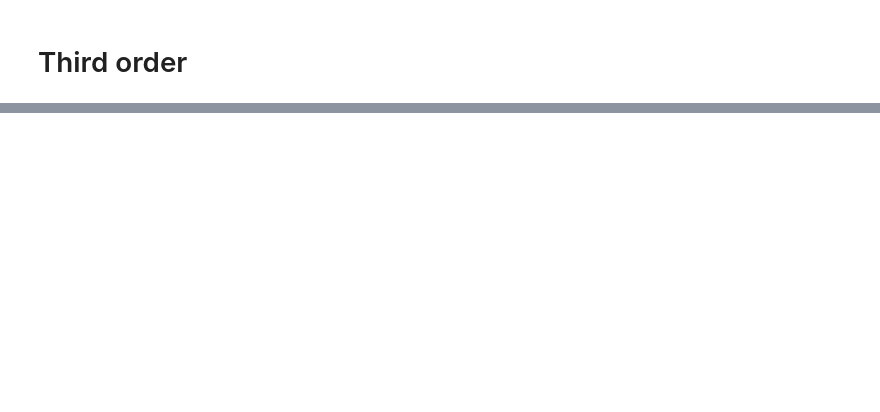
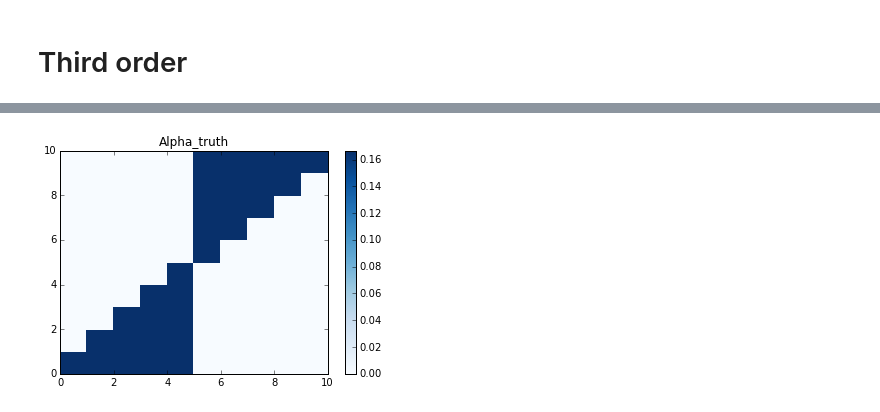
Before and after one commit to achab/nphc, a Jupyter notebook: notebooks/test_cumulant.ipynb, the cells around one changed output, grey strips where cells are left out. Saved outputs shown, nothing was run; the diff lists cells and outputs as text; code cells hidden in the pictures; blank space fills up the shorter version.

```diff
--- a/notebooks/test_cumulant.ipynb
+++ b/notebooks/test_cumulant.ipynb
@@ -244,0 +304,9 @@ print(rel_err(K,np.zeros_like(K)))
+# %%
+def prox_l1(X, lbd=1.):
+    X_abs = np.abs(X)
+    return np.sign(X) * (X_abs - lbd) * (X_abs > lbd)
+
+def prox_nuclear(X, lbd=1.):
+    U, s, V = np.linalg.svd(X)
+    s_thres = prox_l1(s, lbd=lbd)
+    return np.dot(U,np.dot(np.diag(s_thres),V))
@@ -244,0 +369,10 @@ print(rel_err(K,np.zeros_like(K)))
+# %%
+Alpha_pred = np.eye(d) - inv(R_final)
+
+plt.pcolor(Alpha_truth,cmap=plt.cm.Blues)
+plt.title("Alpha_truth")
+plt.colorbar()
+plt.show()
+plt.close()
+# %% [output]
+[figure, added]
```
Also changed, not shown: parts of 39 cells of this notebook, 3 other files.
